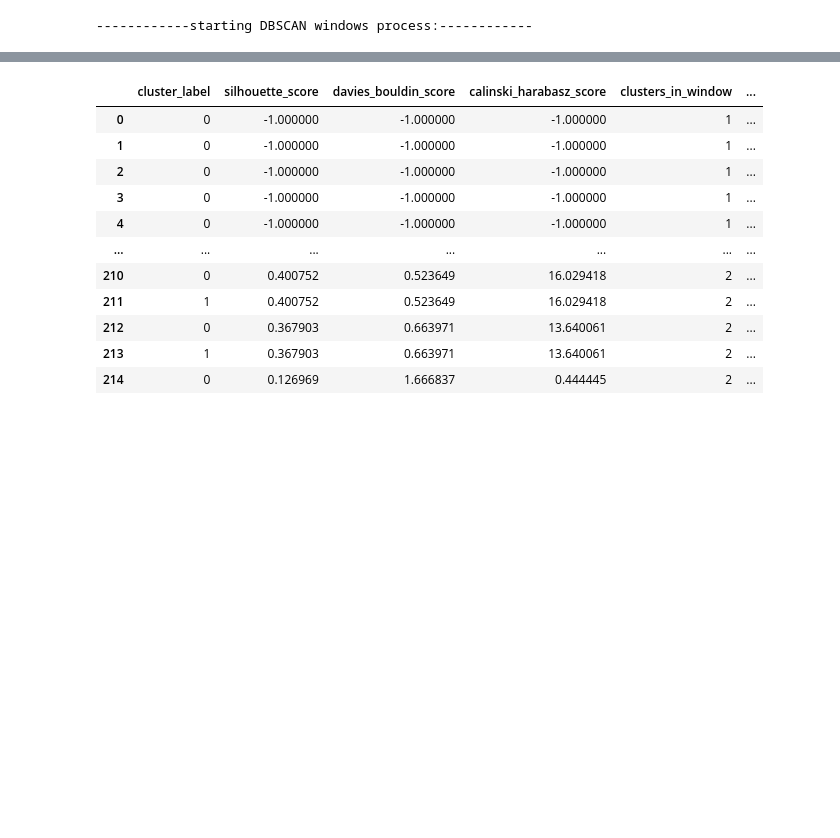
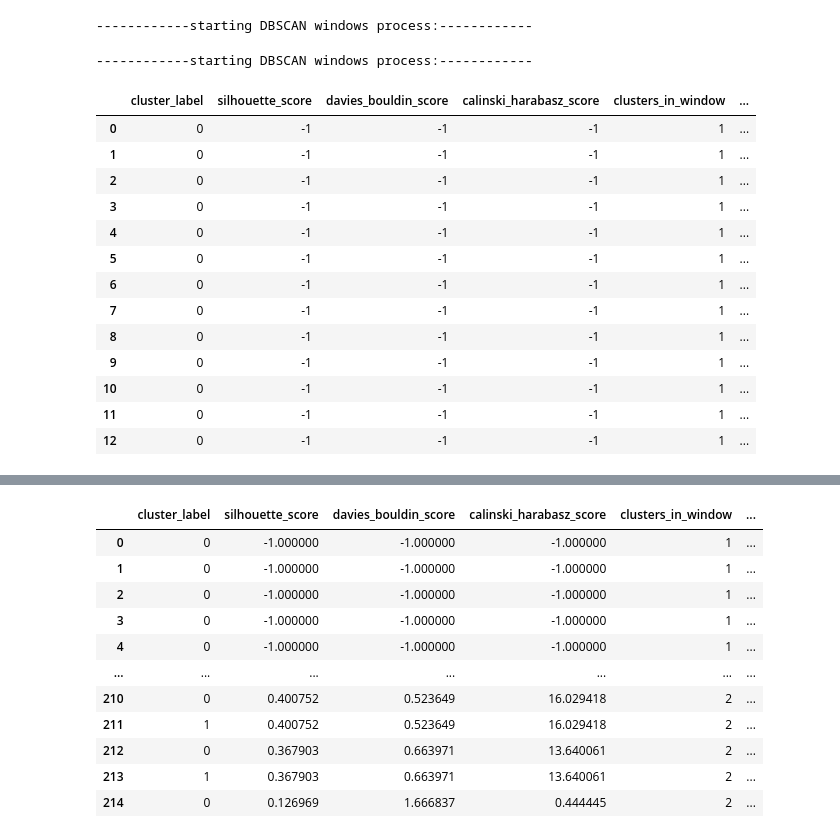
Before and after one commit to adibrill/Trajectory-Analysis-Using-Dynamic-DBSCAN-and-Poisson-Model, a Jupyter notebook: Data Exploration-hdbscan-4th dataset.ipynb, the cells around one changed output, grey strips where cells are left out. Saved outputs shown, nothing was run; the diff lists cells and outputs as text; code cells hidden in the pictures; blank space fills up the shorter version.

```diff
--- a/Data Exploration-hdbscan-4th dataset.ipynb
+++ b/Data Exploration-hdbscan-4th dataset.ipynb
@@ -1084,3 +1089,55 @@ while start_time <= end_time:
 #print(all_clusters)
 # %% [output]
 ------------starting DBSCAN windows process:------------
+# %%
+# Initialize dataframe to hold the results
+all_clusters_no_overlap_static_eps = pd.DataFrame()
+
+# Iterate through the data in sliding windows
+window_number = 0
+start_time = df_sorted['timestamp'].min()
+end_time = df_sorted['timestamp'].max()
+curr_eps = 50
+# Define the sliding window and overlap in seconds
+window_size = 1 * 60  # 60 minutes in seconds
+step_size = 1 * 60  # 20 minutes in seconds
+
+print("------------starting DBSCAN windows process:------------")
+
+while start_time <= end_time:
+    window_end_time = start_time + pd.Timedelta(seconds=window_size)
+    window_df = df_sorted[(df_sorted['timestamp'] >= start_time) & (df_sorted['timestamp'] < window_end_time)]
+    #print(f"Processing window {window_number}: Start Time = {start_time}, End Time = {window_end_time}, Points in Window = {len(window_df)}")
+
+    # Process the window if it has more than one point
+    if len(window_df) > 1:
+        clusters_df,curr_eps = process_window(window_df,200,False)
+        clusters_df['win_number'] = window_number
+        clusters_df['Selected EPS'] = curr_eps
+        all_clusters_no_overlap_static_eps = pd.concat([all_clusters_no_overlap_static_eps, clusters_df], ignore_index=True)
+
+    # Move to the next window start time
+    start_time = start_time + pd.Timedelta(seconds=step_size)
+    window_number += 1
+
+#print(all_clusters)
+all_clusters_no_overlap_static_eps.to_csv("clusters_file4_no_overlap_static_eps.csv")
+# %% [output]
+------------starting DBSCAN windows process:------------
+# %%
+all_clusters_no_overlap_static_eps
+# %% [output]
+|  | cluster_label | silhouette_score | davies_bouldin_score | calinski_harabasz_score | clusters_in_window | ... |
+| 0 | 0 | -1 | -1 | -1 | 1 | ... |
+| 1 | 0 | -1 | -1 | -1 | 1 | ... |
+| 2 | 0 | -1 | -1 | -1 | 1 | ... |
+| 3 | 0 | -1 | -1 | -1 | 1 | ... |
+| 4 | 0 | -1 | -1 | -1 | 1 | ... |
+| 5 | 0 | -1 | -1 | -1 | 1 | ... |
+| 6 | 0 | -1 | -1 | -1 | 1 | ... |
+| 7 | 0 | -1 | -1 | -1 | 1 | ... |
+| 8 | 0 | -1 | -1 | -1 | 1 | ... |
+| 9 | 0 | -1 | -1 | -1 | 1 | ... |
+| 10 | 0 | -1 | -1 | -1 | 1 | ... |
+| 11 | 0 | -1 | -1 | -1 | 1 | ... |
+| 12 | 0 | -1 | -1 | -1 | 1 | ... |
```
Also changed, not shown: parts of 5 cells of this notebook, 9 other files.
